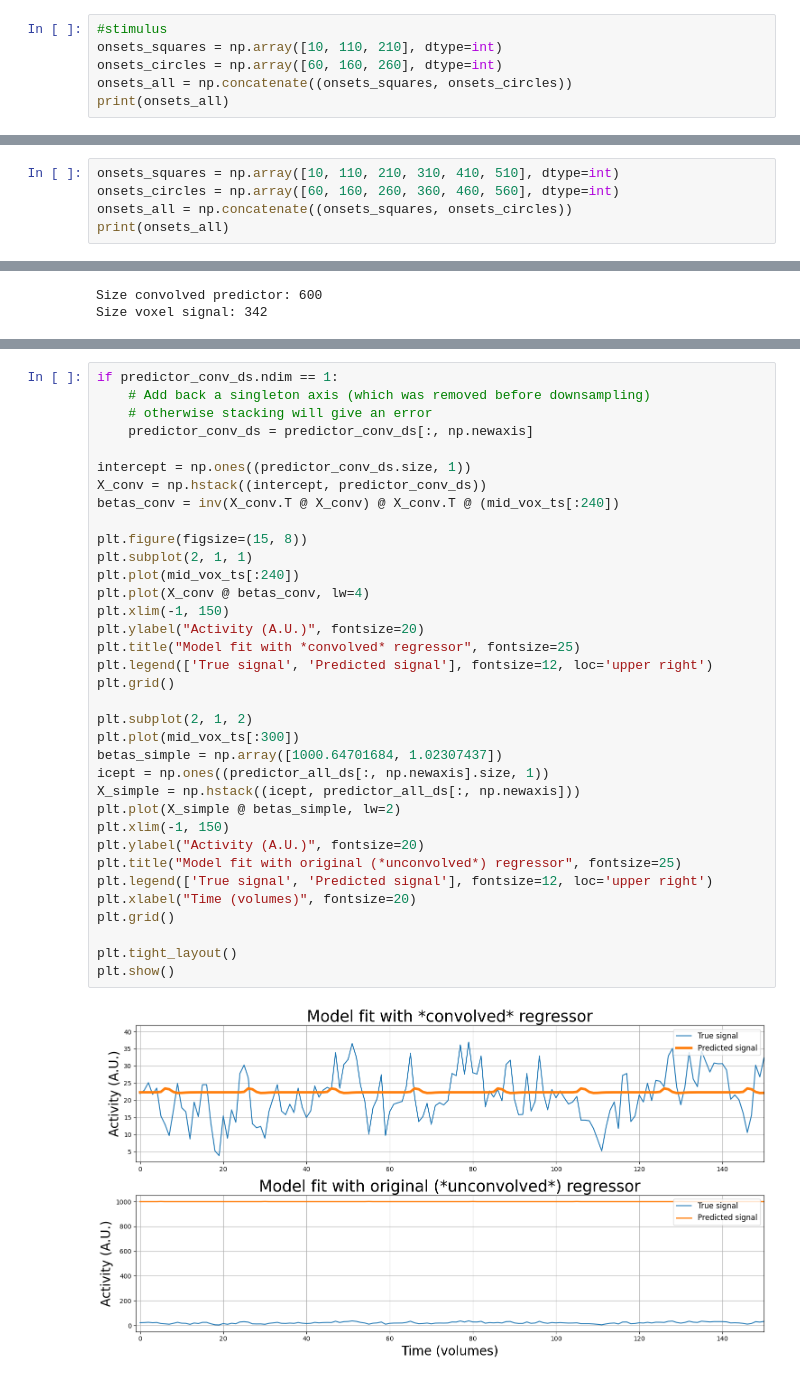
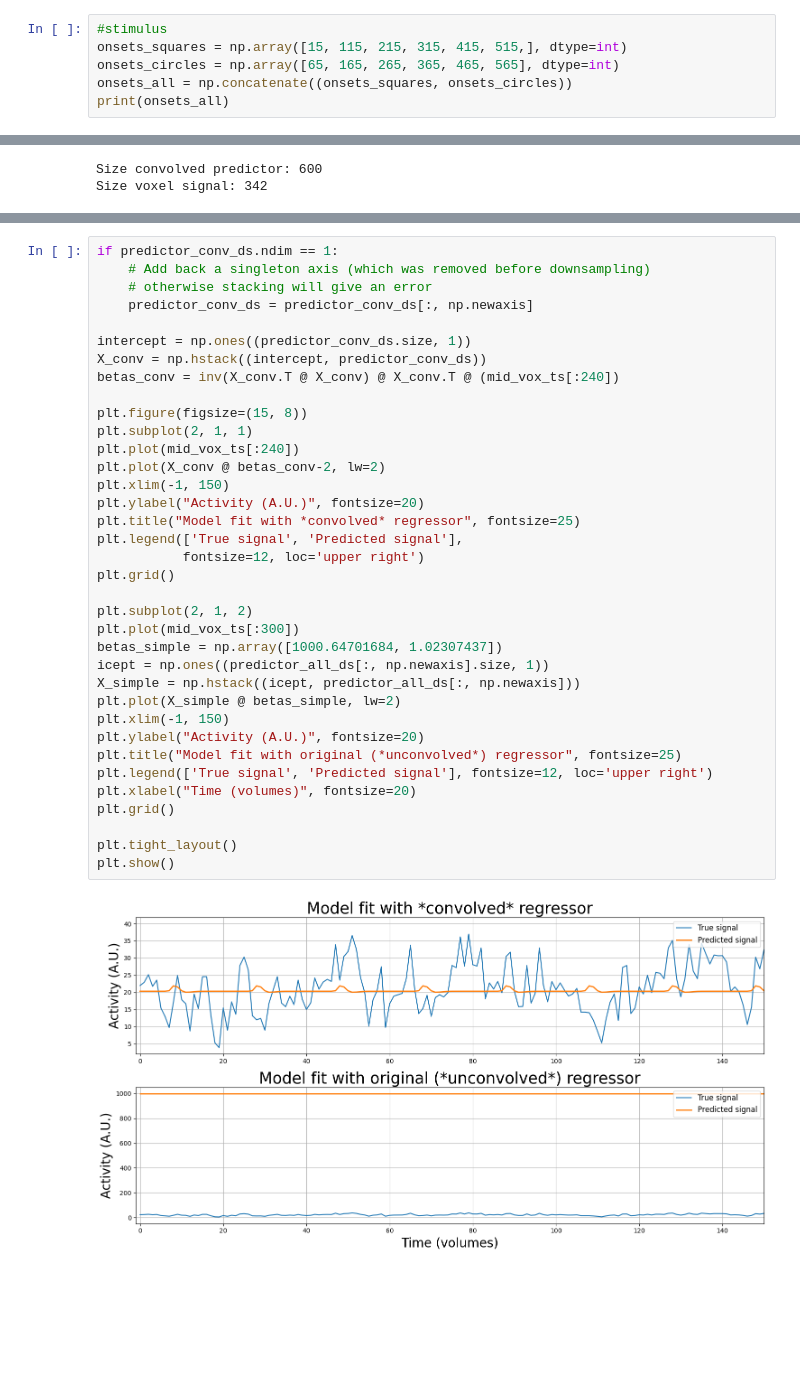
Before and after one commit to genandlam/fmri-analysis, a Jupyter notebook: fmri-analysis.ipynb, the cells around one changed output, grey strips where cells are left out. Saved outputs shown, nothing was run; the diff lists cells and outputs as text; blank space fills up the shorter version.

```diff
--- a/fmri-analysis.ipynb
+++ b/fmri-analysis.ipynb
@@ -167,7 +245,7 @@ Example of voxel signal
 # %%
 #stimulus
-onsets_squares = np.array([10, 110, 210], dtype=int)
-onsets_circles = np.array([60, 160, 260], dtype=int)
+onsets_squares = np.array([15, 115, 215, 315, 415, 515,], dtype=int)
+onsets_circles = np.array([65, 165, 265, 365, 465, 565], dtype=int)
 onsets_all = np.concatenate((onsets_squares, onsets_circles))
 print(onsets_all)
 # %% [output]
@@ -175,5 +252,0 @@ print(onsets_all)
-# %%
-onsets_squares = np.array([10, 110, 210, 310, 410, 510], dtype=int)
-onsets_circles = np.array([60, 160, 260, 360, 460, 560], dtype=int)
-onsets_all = np.concatenate((onsets_squares, onsets_circles))
-print(onsets_all)
@@ -377,33 +466,34 @@ if predictor_conv_ds.ndim == 1:
     predictor_conv_ds = predictor_conv_ds[:, np.newaxis]
 
 intercept = np.ones((predictor_conv_ds.size, 1))
 X_conv = np.hstack((intercept, predictor_conv_ds))
 betas_conv = inv(X_conv.T @ X_conv) @ X_conv.T @ (mid_vox_ts[:240])
 
 plt.figure(figsize=(15, 8))
 plt.subplot(2, 1, 1)
 plt.plot(mid_vox_ts[:240])
-plt.plot(X_conv @ betas_conv, lw=4)
+plt.plot(X_conv @ betas_conv-2, lw=2)
 plt.xlim(-1, 150)
 plt.ylabel("Activity (A.U.)", fontsize=20)
 plt.title("Model fit with *convolved* regressor", fontsize=25)
-plt.legend(['True signal', 'Predicted signal'], fontsize=12, loc='upper right')
+plt.legend(['True signal', 'Predicted signal'],
+           fontsize=12, loc='upper right')
 plt.grid()
 
 plt.subplot(2, 1, 2)
 plt.plot(mid_vox_ts[:300])
 betas_simple = np.array([1000.64701684, 1.02307437])
 icept = np.ones((predictor_all_ds[:, np.newaxis].size, 1))
 X_simple = np.hstack((icept, predictor_all_ds[:, np.newaxis]))
 plt.plot(X_simple @ betas_simple, lw=2)
 plt.xlim(-1, 150)
 plt.ylabel("Activity (A.U.)", fontsize=20)
 plt.title("Model fit with original (*unconvolved*) regressor", fontsize=25)
 plt.legend(['True signal', 'Predicted signal'], fontsize=12, loc='upper right')
 plt.xlabel("Time (volumes)", fontsize=20)
 plt.grid()
 
 plt.tight_layout()
 plt.show()
 # %% [output]
-[figure, old version]
+[figure, new version]
```
Also changed, not shown: parts of 36 cells of this notebook.
